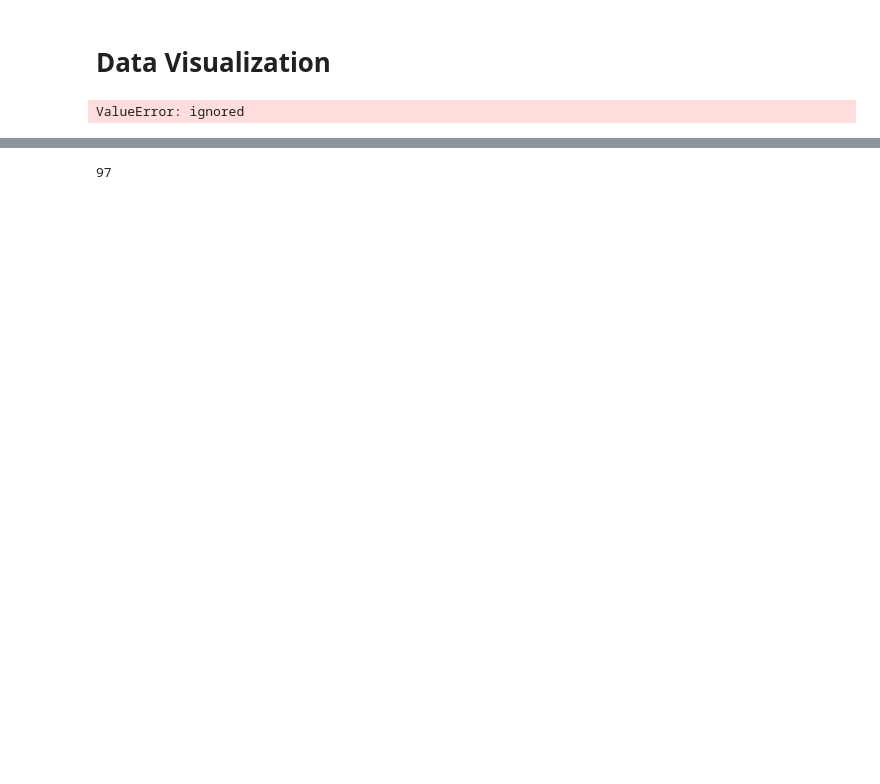
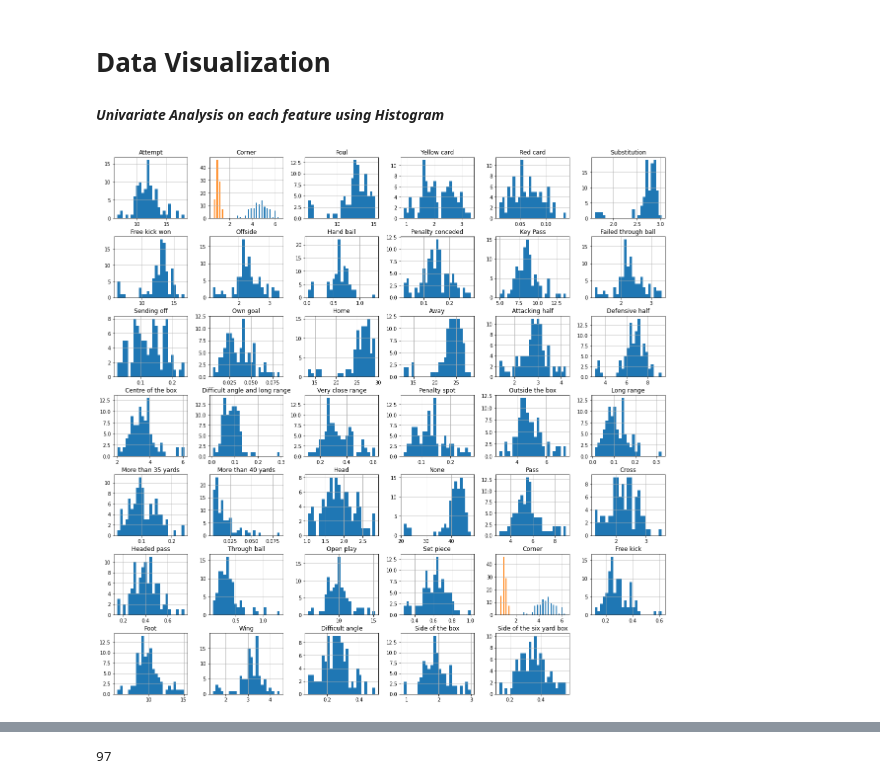
Before and after one commit to NishaMDev/ML-Learning, a Jupyter notebook: Assignment#1/ML_Assignment_1.ipynb, the cells around one changed output, grey strips where cells are left out. Saved outputs shown, nothing was run; the diff lists cells and outputs as text; code cells hidden in the pictures; blank space fills up the shorter version.

```diff
--- a/Assignment#1/ML_Assignment_1.ipynb
+++ b/Assignment#1/ML_Assignment_1.ipynb
@@ -392,9 +400,8 @@ dtype: int64
 # %% [markdown]
 # **Data Visualization**
-# %%
-# Pair-plot understand feature distribution.
-sns.pairplot(data, diag_kind = 'kde',
-             plot_kws = {'alpha': 0.6, 's': 80, 'edgecolor': 'k'},
-             height = 4)
-# %% [output]
-ValueError: ignored
+# %% [markdown]
+***Univariate Analysis on each feature using Histogram***
+# %%
+data.hist(figsize=(20,20), bins=25);
+# %% [output]
+[figure, added]
```
Also changed, not shown: parts of 35 cells of this notebook.
